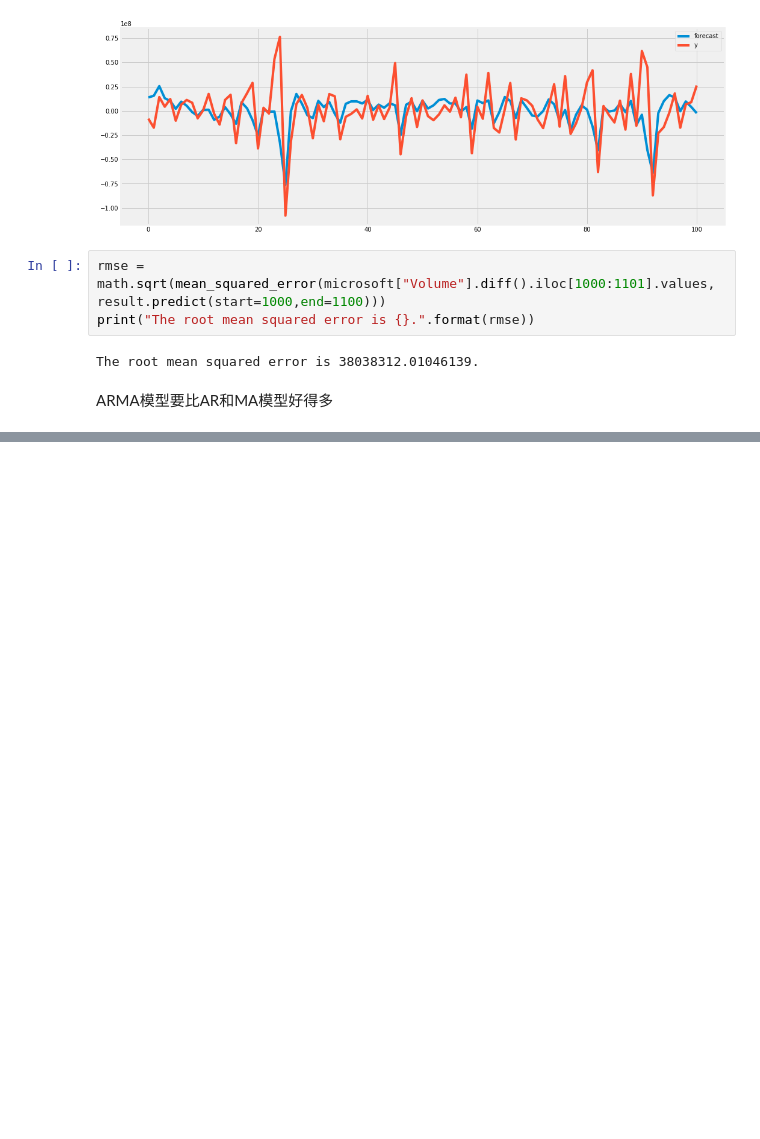
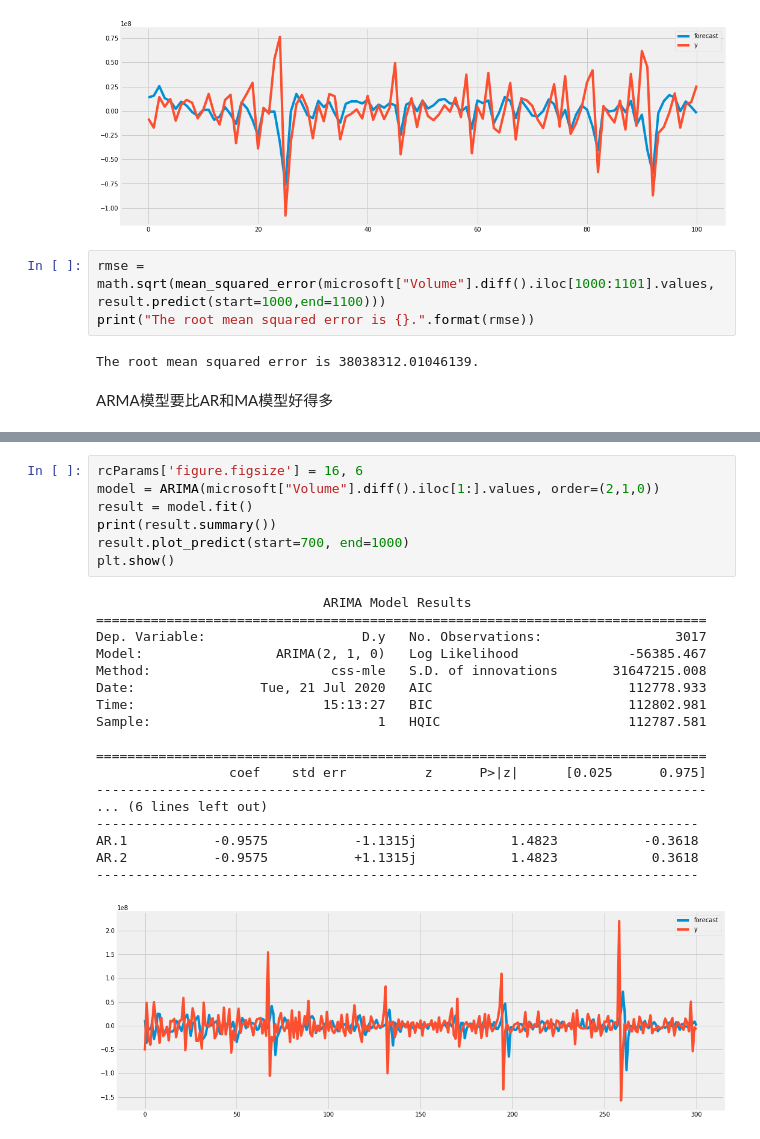
Before and after one commit to Knowledge-Precipitation-Tribe/Everything-you-can-do-with-a-time-series, a Jupyter notebook: README.ipynb, the cells around one changed output, grey strips where cells are left out. Saved outputs shown, nothing was run; the diff lists cells and outputs as text; blank space fills up the shorter version.

```diff
--- a/README.ipynb
+++ b/README.ipynb
@@ -1029,0 +1047,26 @@ ARMA模型要比AR和MA模型好得多
+# %%
+rcParams['figure.figsize'] = 16, 6
+model = ARIMA(microsoft["Volume"].diff().iloc[1:].values, order=(2,1,0))
+result = model.fit()
+print(result.summary())
+result.plot_predict(start=700, end=1000)
+plt.show()
+# %% [output]
+                             ARIMA Model Results
+==============================================================================
+Dep. Variable:                    D.y   No. Observations:                 3017
+Model:                 ARIMA(2, 1, 0)   Log Likelihood              -56385.467
+Method:                       css-mle   S.D. of innovations       31647215.008
+Date:                Tue, 21 Jul 2020   AIC                         112778.933
+Time:                        15:13:27   BIC                         112802.981
+Sample:                             1   HQIC                        112787.581
+
+==============================================================================
+                 coef    std err          z      P>|z|      [0.025      0.975]
+------------------------------------------------------------------------------
+... (6 lines left out)
+-----------------------------------------------------------------------------
+AR.1           -0.9575           -1.1315j            1.4823           -0.3618
+AR.2           -0.9575           +1.1315j            1.4823            0.3618
+-----------------------------------------------------------------------------
+[figure, added]
```
Also changed, not shown: parts of 13 cells of this notebook.
